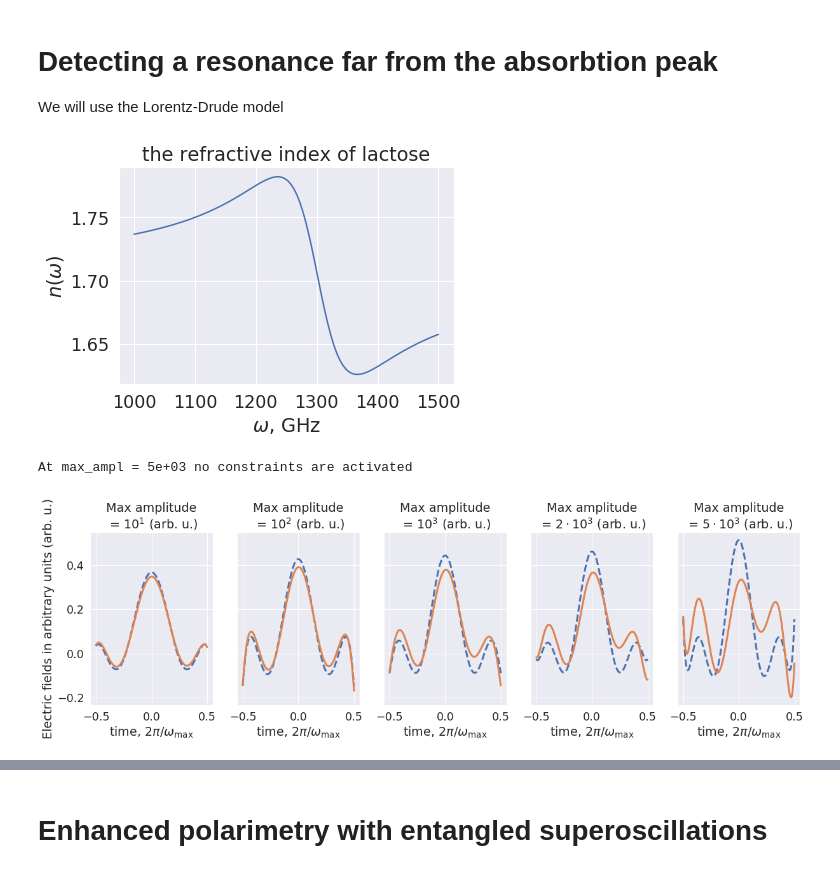
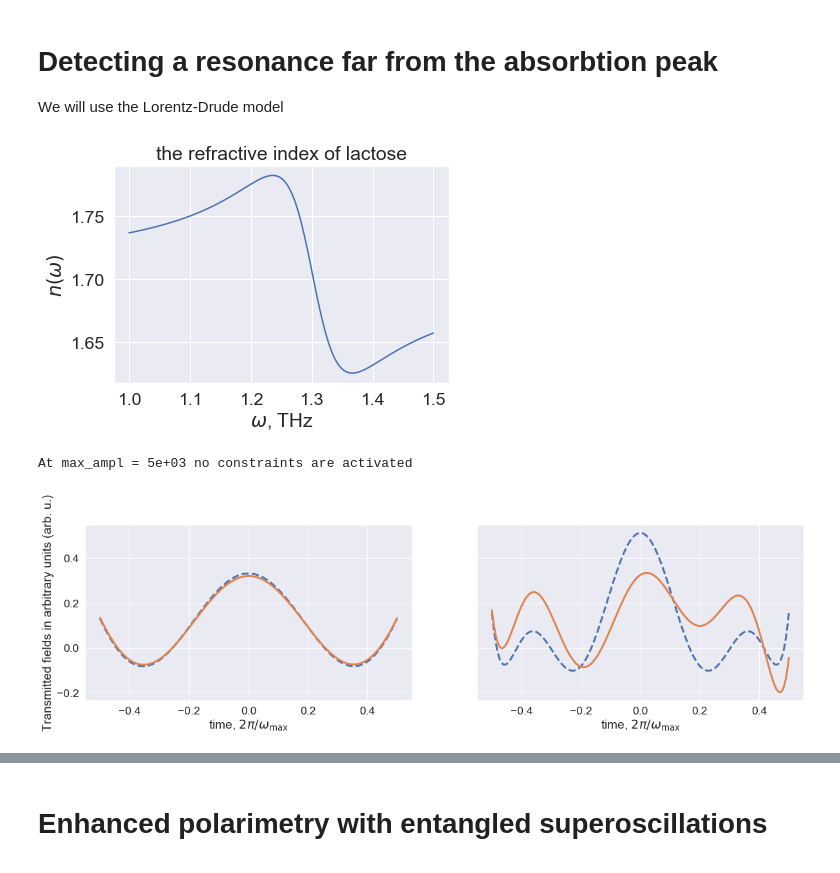
Before and after one commit to dibondar/miscellaneous, a Jupyter notebook: superoscilations.ipynb, the cells around one changed output, grey strips where cells are left out. Drawn from its saved outputs; the diff is of its cells as text; code cells hidden in the pictures.

Commit message:
units changed

```diff
--- a/superoscilations.ipynb
+++ b/superoscilations.ipynb
@@ -109,7 +109,7 @@ class SOSpectroscopy:
             field = fit_results.x.reshape(self.omega_measurements.shape)
 
 
-            ax.set_title('Max amplitude\n = {} (arb. u.)'.format(format_xticks(max_ampl)))
+            # ax.set_title('Max amplitude\n = {} (arb. u.)'.format(format_xticks(max_ampl)))
 
             t = self.short_time
 
@@ -117,7 +117,7 @@ class SOSpectroscopy:
                 t / self.short_period,
                 np.sum(field * np.abs(self.epsilon1) * np.cos(self.omega_measurements * t), axis=1),
                 '--',
-                label='with lactose',
+                label='with DL-norleucine',
                 linewidth=3,
             )
             ax.plot(
@@ -128,12 +128,12 @@ class SOSpectroscopy:
                     ),
                     axis=1,
                 ),
-                label='no lactose',
+                label='no DL-norleucine',
                 linewidth=3,
             )
             ax.set_xlabel('time, $2\pi / \omega_\max$')
 
-        ax.set_ylabel('Electric fields in arbitrary units (arb. u.)')
+        ax.set_ylabel('Transmitted fields in arbitrary units (arb. u.)')
 
     def discriminability_time_interval(self, half_durations):
         """
@@ -205,7 +205,7 @@ class SOSpectroscopy:
             )
         )
         plt.bar(omega, np.abs(Vh[0]) ** 2, width=0.9 * np.diff(omega).min(), color='g')
-        plt.xlabel("$\omega$, GHz")
+        plt.xlabel("$\omega$, THz")
         plt.ylabel("Incident field intensity, $|E(\omega)|^2$, in arb. u.")
         plt.show()
 
@@ -221,23 +221,24 @@ class SOSpectroscopy:
             omega,
             self.epsilon(omega=omega, omega_p=self.omega_p1, **vars(self)).imag,
             '--',
-            label='with lactose',
+            label='with DL-norleucine',
             linewidth=3,
         )
 
         plt.plot(
             omega,
             self.epsilon(omega=omega, omega_p=self.omega_p2, **vars(self)).imag,
-            label='no lactose',
+            label='no DL-norleucine',
             linewidth=3,
         )
 
         for w in self.omega_measurements.reshape(-1):
             plt.axvline(w, linewidth=5, color='g', alpha=0.8,)
 
-        plt.xlabel("$\omega$, GHz")
+        plt.xlabel("$\omega$, THz")
         #plt.ylabel("Real part of the dielectric prematurity, $Re \varepsilon(\omega)$, in arbitrary units")
-        plt.ylabel("Imaginary part of dielectric constant, $Im[\epsilon(\omega)]$")
+        #plt.ylabel("Imaginary part of dielectric constant, $Im[\epsilon(\omega)]$")
+        plt.ylabel('Absorbace')
         plt.legend()
 
         plt.show()
@@ -255,8 +256,8 @@ class SOSpectroscopy:
 # %%
 # Fitting to lactose data
 
-# all units are in GHz
-omega = 1e3 * np.linspace(1, 1.5, 100)
+# all units are in THz
+omega = np.linspace(1, 1.5, 100)
 
 plt.title('the refractive index of lactose')
 plt.plot(
@@ -265,40 +266,41 @@ plt.plot(
         SOSpectroscopy.epsilon(
             omega=omega,
             n0=1.7,
-            gamma=130,
-            omega0=1300,
-            omega_p=300,
+            gamma=0.13,
+            omega0=1.3,
+            omega_p=0.300,
         )
     ).real
 )
 
-plt.xlabel('$\omega$, GHz')
+plt.xlabel('$\omega$, THz')
 plt.ylabel('$n(\omega)$')
 plt.show()
 # %% [output]
-[figure, old version]
+[figure, new version]
 # %%
 sos = SOSpectroscopy(
-    omega_measurements=np.linspace(400, 800, 5),
+    omega_measurements=np.linspace(0.4, 0.8, 5),
 
     # parameters taken from the fit above
     n0=1.7,
-    gamma=130,
-    omega0=1300,
+    gamma=0.130,
+    omega0=1.3,
 
     # sample 1: contains lactose
-    omega_p1=300,
+    omega_p1=0.300,
 
     # sample 2: contains NO lactose
     omega_p2=0,
 )
 # %%
-sos.discrimination(max_amplitudes=[1e1, 1e2, 1e3, 0.2e4, 0.5e4])
+#sos.discrimination(max_amplitudes=[1e1, 1e2, 1e3, 0.2e4, 0.5e4])
+sos.discrimination(max_amplitudes=[0.5, 0.5e4,])
 #plt.legend()
 plt.show()
 # %% [output]
 At max_ampl = 5e+03 no constraints are activated
-[figure, old version]
+[figure, new version]
 # %%
 sos.discriminability_time_interval(sos.short_half_period * np.logspace(-3, 3, 1000))
 plt.show()
```
Also changed, not shown: parts of 8 cells of this notebook.
